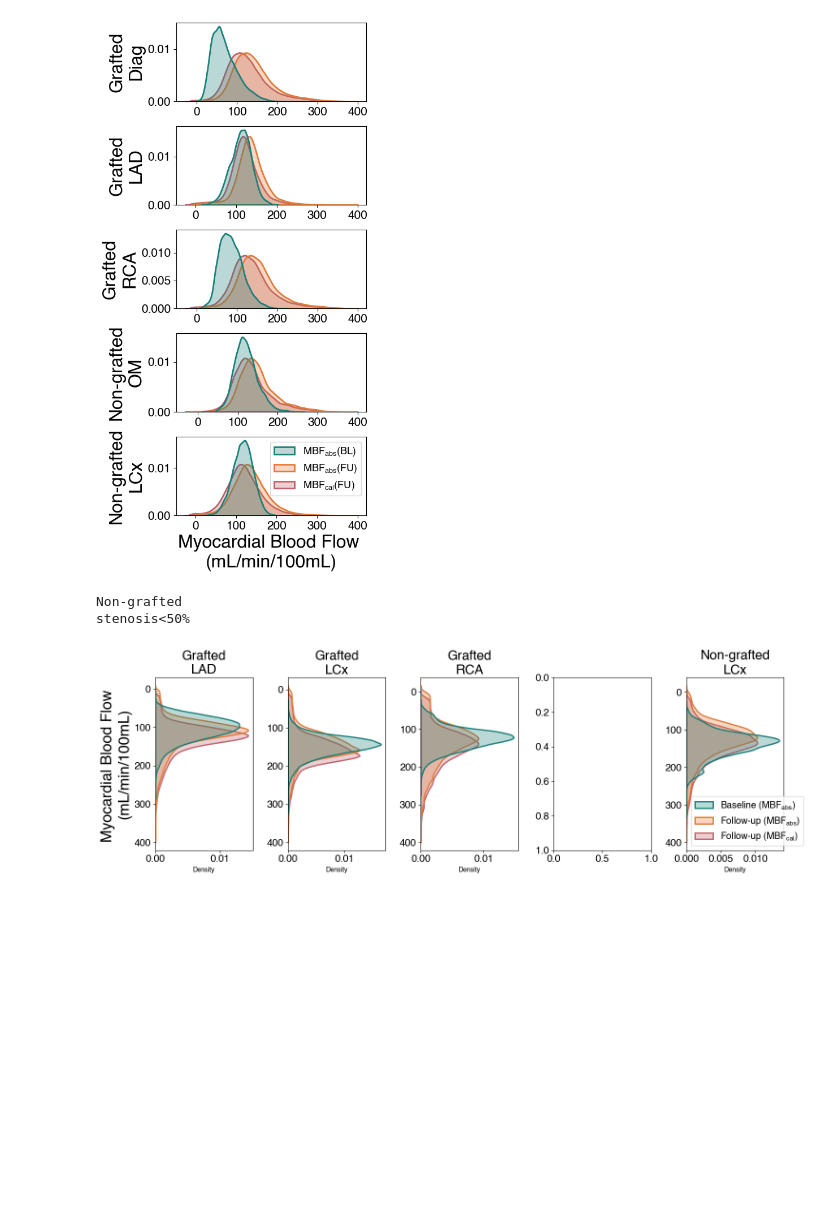
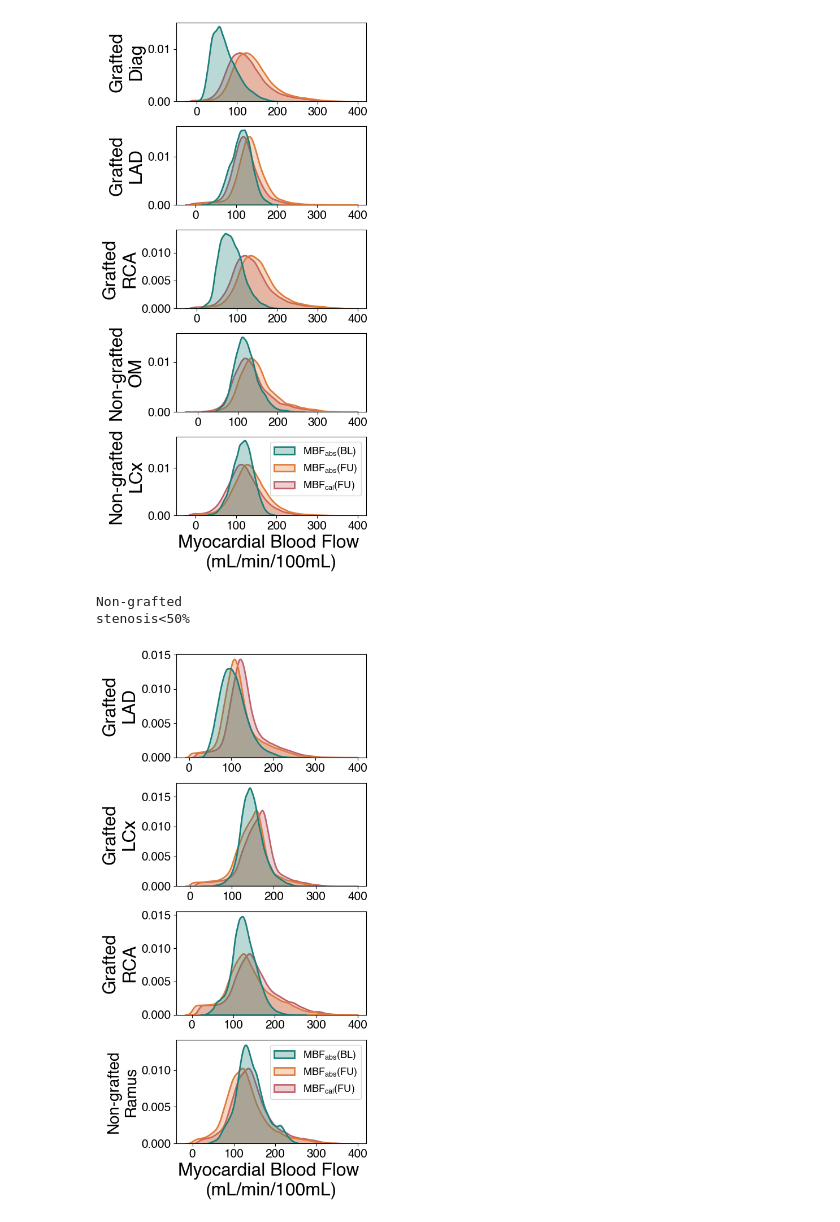
Before and after one commit to aseresti/CABG, a Jupyter notebook: CABG/MBFTools/Review/KDE.ipynb, the cells around one changed output. Drawn from its saved outputs; the diff is of its cells as text; code cells hidden in the pictures; blank space fills up the shorter version.

```diff
--- a/CABG/MBFTools/Review/KDE.ipynb
+++ b/CABG/MBFTools/Review/KDE.ipynb
@@ -619,7 +619,7 @@ ref_B = np.median(array_B)
 
 # Mapping using z-score of the nongrafted
 # MBF_Array_B_mapped = ShiftMBF(ref_B, ref_A, array_B) #
-fig, axes = plt.subplots(1, 5, figsize=(15, 5))
+fig, axes = plt.subplots(4, 1, figsize=(5, 10))
 
 for i, t in enumerate(tags):
     array_A = AbsMBFData_A[t]
@@ -627,96 +627,50 @@ for i, t in enumerate(tags):
     array_A_mapped = ShiftMBF(ref_B, ref_A, array_B)
     data = pd.DataFrame({
         "MBF":np.concatenate([array_A, array_B, array_A_mapped]),
-        "Label": ['Baseline ($\\mathrm{MBF_{abs}}$)'] * len(array_A) +
-                ["Follow-up ($\\mathrm{MBF_{abs}}$)"] * len(array_B) +
-                ["Follow-up ($\\mathrm{MBF_{cal}}$)"] * len(array_A_mapped)
+        "Label": ['$\\mathrm{MBF_{abs}}$(BL)'] * len(array_A) +
+                ["$\\mathrm{MBF_{abs}}$(FU)"] * len(array_B) +
+                ["$\\mathrm{MBF_{cal}}$(FU)"] * len(array_A_mapped)
     })
 
 
-    sns.kdeplot(data=data, y="MBF", hue=data['Label'].tolist(),
+    sns.kdeplot(data=data, x="MBF", hue=data['Label'].tolist(),
                 fill=True, common_norm=False, palette=palette,
             alpha=.3, linewidth=2, clip=(-100, 400), ax=axes[i], legend=False)
 
-    axes[i].set_title(f"Grafted\n{t}", fontdict=font2)
-    # ax.set_xlabel("Myocardial Blood Flow \n(mL/min/100mL)", fontsize = 23)
-    # ax.set_ylabel("Density", fontsize = 23)
-    #ax.legend()
-    #plt.title(f"Patient {patient_id}")
-    #plt.xlim((-100, 450))
-    #plt.ylim((0, 0.015))
+    axes[i].set_ylabel(f"Grafted\n{t}", fontdict=font1)
     plt.xticks(fontsize=15)
     plt.yticks(fontsize=15)
     plt.tight_layout()
-    #plt.show()
+    axes[i].set_xlabel("")
 
-# t = "Non-grafted\nstenosis>50%"
-# print(t.replace("\n", " "))
-
-# if t in MBF_Labels.keys():
-#     array_A = AbsMBFData_A[t]
-#     array_B = AbsMBFData_B[t]
-#     array_A_mapped = ShiftMBF(ref_B, ref_A, array_B)
-
-#     data = pd.DataFrame({
-#         "MBF":np.concatenate([array_A, array_B, array_A_mapped]),
-#         "Label": ['Baseline ($\\mathrm{MBF_{abs}}$)'] * len(array_A) +
-#                 ["Follow-up ($\\mathrm{MBF_{abs}}$)"] * len(array_B) +
-#                 ["Follow-up ($\\mathrm{MBF_{cal}}$)"] * len(array_A_mapped)
-#     })
-
-
-    # sns.kdeplot(data=data, y="MBF", hue=data['Label'].tolist(),
-    #             fill=True, common_norm=False, palette=palette,
-    #         alpha=.3, linewidth=2, clip=(-100, 400), ax=axes[i+1], legend=False)
-
-    # axes[i+1].set_title("Non-grafted\nOM", fontdict=font2)
-    # #ax.set_xlabel("Myocardial Blood Flow \n(mL/min/100mL)", fontsize = 23)
-    # #ax.set_ylabel("Density", fontsize = 23)
-    # #ax.legend()
-    # #plt.title(f"Patient {patient_id}")
-    # #plt.xlim((-100, 450))
-    # #plt.ylim((0, 0.015))
-    # plt.xticks(fontsize=15)
-    # plt.yticks(fontsize=15)
-    # plt.tight_layout()
-    # #plt.show()
 
 t = "Non-grafted\nstenosis<50%"
 print(t)
 array_A = AbsMBFData_A[t]
 array_B = AbsMBFData_B[t]
 array_A_mapped = ShiftMBF(ref_B, ref_A, array_B)
 data = pd.DataFrame({
     "MBF":np.concatenate([array_A, array_B, array_A_mapped]),
-    "Label": ['Baseline ($\\mathrm{MBF_{abs}}$)'] * len(array_A) +
-            ["Follow-up ($\\mathrm{MBF_{abs}}$)"] * len(array_B) +
-            ["Follow-up ($\\mathrm{MBF_{cal}}$)"] * len(array_A_mapped)
+    "Label": ['$\\mathrm{MBF_{abs}}$(BL)'] * len(array_A) +
+            ["$\\mathrm{MBF_{abs}}$(FU)"] * len(array_B) +
+            ["$\\mathrm{MBF_{cal}}$(FU)"] * len(array_A_mapped)
 })
 
 
-sns.kdeplot(data=data, y="MBF", hue=data['Label'].tolist(),
+sns.kdeplot(data=data, x="MBF", hue=data['Label'].tolist(),
                 fill=True, common_norm=False, palette=palette,
-            alpha=.3, linewidth=2, clip=(-100, 400), ax=axes[i+2])
+            alpha=.3, linewidth=2, clip=(-100, 400), ax=axes[i+1])
 #t = t.replace("\n", " ")
-axes[i+2].set_title("Non-grafted\nLCx", fontdict=font2)
-# ax.set_xlabel("Myocardial Blood Flow \n(mL/min/100mL)", fontsize = 23)
-# ax.set_ylabel("Density", fontsize = 23)
-#ax.legend()
-#plt.title(f"Patient {patient_id}")
-#plt.xlim((-100, 450))
-#plt.ylim((0, 0.015))
-axes[0].set_ylabel("Myocardial Blood Flow \n(mL/min/100mL)", fontsize = 23)
+axes[i+1].set_ylabel("Non-grafted\nRamus", fontdict=font2)
+axes[3].set_xlabel("Myocardial Blood Flow \n(mL/min/100mL)", fontsize = 23)
 axes[0].tick_params(axis = 'x', labelsize=15)
 axes[0].tick_params(axis = 'y', labelsize=15)
-axes[0].invert_yaxis()
-for i in range(1,5):
-    axes[i].set_ylabel("")
+for i in range(1,4):
     axes[i].tick_params(axis = 'x', labelsize=15)
     axes[i].tick_params(axis = 'y', labelsize=15)
-    axes[i].invert_yaxis()
 plt.tight_layout()
 plt.show()
 # %% [output]
 Non-grafted
 stenosis<50%
-[figure, old version]
+[figure, new version]
```
